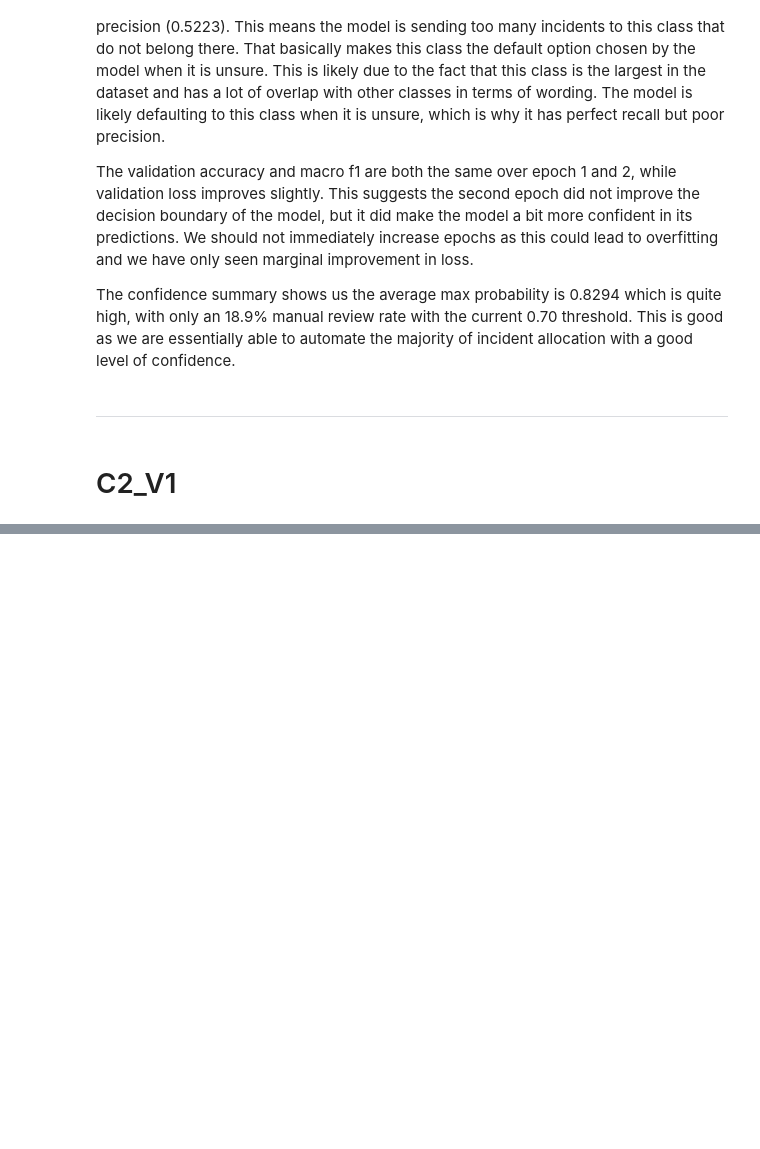
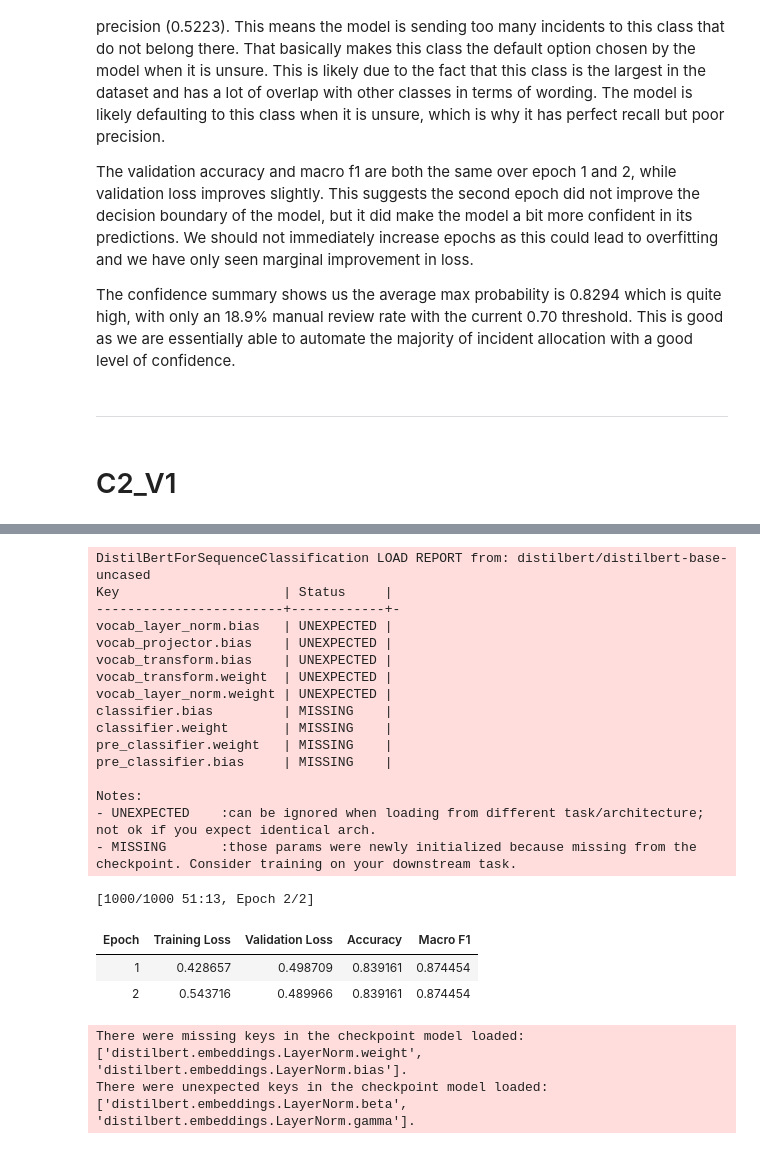
Before and after one commit to JAHollands/L7-EPA-Incident-Intelligence-Pipeline, a Jupyter notebook: notebooks/05_train_model_c2.ipynb, the cells around one changed output, grey strips where cells are left out. Saved outputs shown, nothing was run; the diff lists cells and outputs as text; code cells hidden in the pictures; blank space fills up the shorter version.

```diff
--- a/notebooks/05_train_model_c2.ipynb
+++ b/notebooks/05_train_model_c2.ipynb
@@ -727,0 +866,34 @@ ________________________________________________________________________________
+# %%
+# Training arguments for the run
+training_args = build_training_args(
+    run_name=RUN_NAME,
+    output_root=str(RUNS_ROOT),
+    learning_rate=LEARNING_RATE,
+    per_device_train_batch_size=PER_DEVICE_TRAIN_BATCH_SIZE,
+    per_device_eval_batch_size=PER_DEVICE_EVAL_BATCH_SIZE,
+    num_train_epochs=NUM_TRAIN_EPOCHS,
+    max_steps=MAX_STEPS,
+    weight_decay=WEIGHT_DECAY,
+    warmup_ratio=WARMUP_RATIO,
+    eval_strategy=EVAL_STRATEGY,
+    save_strategy=SAVE_STRATEGY,
+    load_best_model_at_end=LOAD_BEST_MODEL_AT_END,
+    metric_for_best_model=METRIC_FOR_BEST_MODEL,
+    greater_is_better=GREATER_IS_BETTER,
+    logging_steps=LOGGING_STEPS,
+    seed=SEED,
+)
+
+# Build the train for the run using the custom trainer for class weighted loss
+trainer = WeightedLossTrainer(
+    class_weights=class_weight_tensor,
+    model_init=model_init,
+    args=training_args,
+    train_dataset=tokenized_train,
+    eval_dataset=tokenized_valid,
+    processing_class=tokenizer,
+    data_collator=data_collator,
+    compute_metrics=compute_metrics,
+)
+
+print("Trainer is ready for:", RUN_NAME)
@@ -727,0 +919,32 @@ ________________________________________________________________________________
+# %%
+train_start_time = time.time()
+train_result = trainer.train()
+training_time_seconds = time.time() - train_start_time
+
+trainer.save_model(str(run_paths["run_dir"]))
+tokenizer.save_pretrained(run_paths["run_dir"])
+
+print(f"Training finished in {training_time_seconds / 60:.2f} minutes")
+# %% [output]
+DistilBertForSequenceClassification LOAD REPORT from: distilbert/distilbert-base-uncased
+Key                     | Status     |
+------------------------+------------+-
+vocab_layer_norm.bias   | UNEXPECTED |
+vocab_projector.bias    | UNEXPECTED |
+vocab_transform.bias    | UNEXPECTED |
+vocab_transform.weight  | UNEXPECTED |
+vocab_layer_norm.weight | UNEXPECTED |
+classifier.bias         | MISSING    |
+classifier.weight       | MISSING    |
+pre_classifier.weight   | MISSING    |
+pre_classifier.bias     | MISSING    |
+
+Notes:
+- UNEXPECTED    :can be ignored when loading from different task/architecture; not ok if you expect identical arch.
+- MISSING       :those params were newly initialized because missing from the checkpoint. Consider training on your downstream task.
+[1000/1000 51:13, Epoch 2/2]
+| Epoch | Training Loss | Validation Loss | Accuracy | Macro F1 |
+| 1 | 0.428657 | 0.498709 | 0.839161 | 0.874454 |
+| 2 | 0.543716 | 0.489966 | 0.839161 | 0.874454 |
+There were missing keys in the checkpoint model loaded: ['distilbert.embeddings.LayerNorm.weight', 'distilbert.embeddings.LayerNorm.bias'].
+There were unexpected keys in the checkpoint model loaded: ['distilbert.embeddings.LayerNorm.beta', 'distilbert.embeddings.LayerNorm.gamma'].
```
Also changed, not shown: parts of 15 cells of this notebook.
